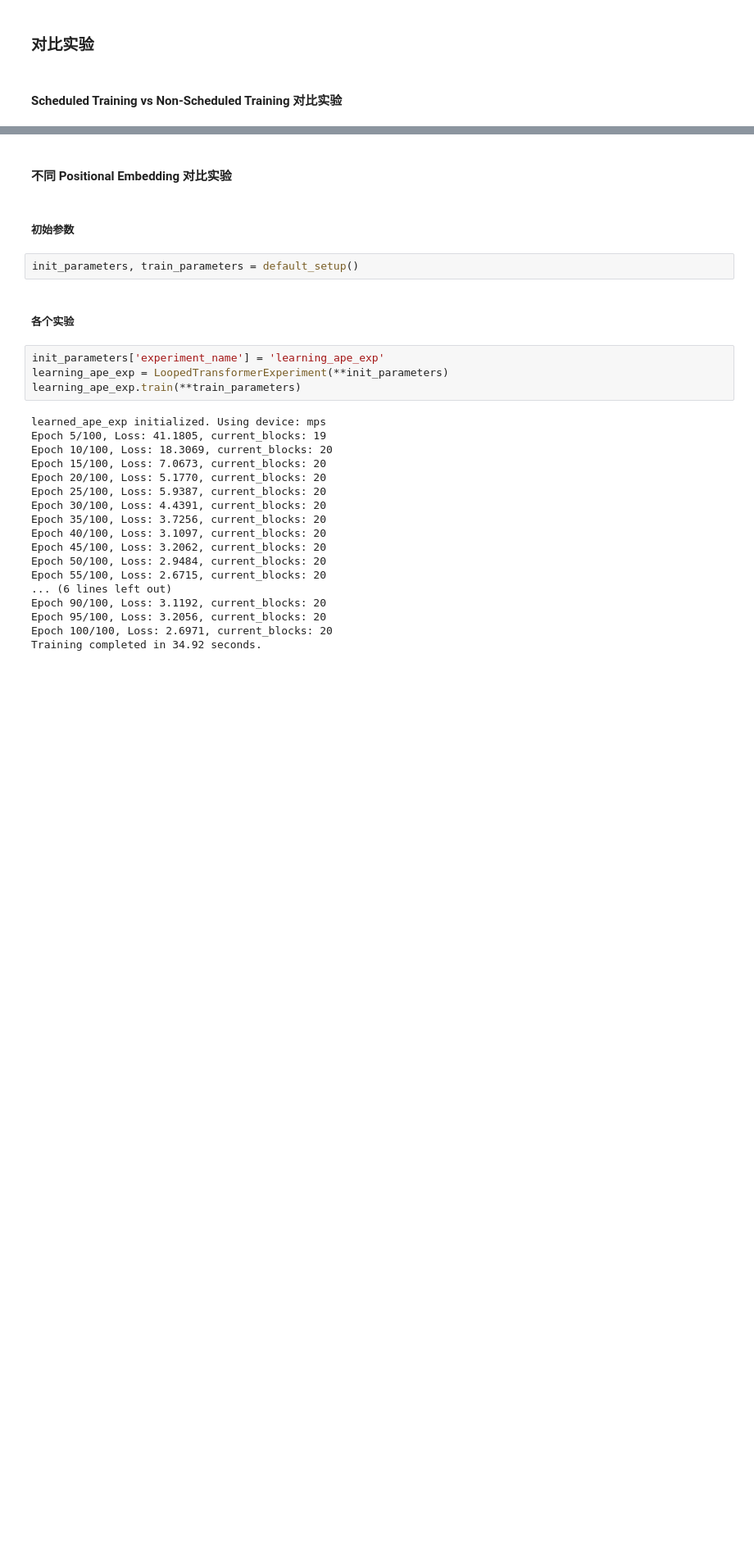
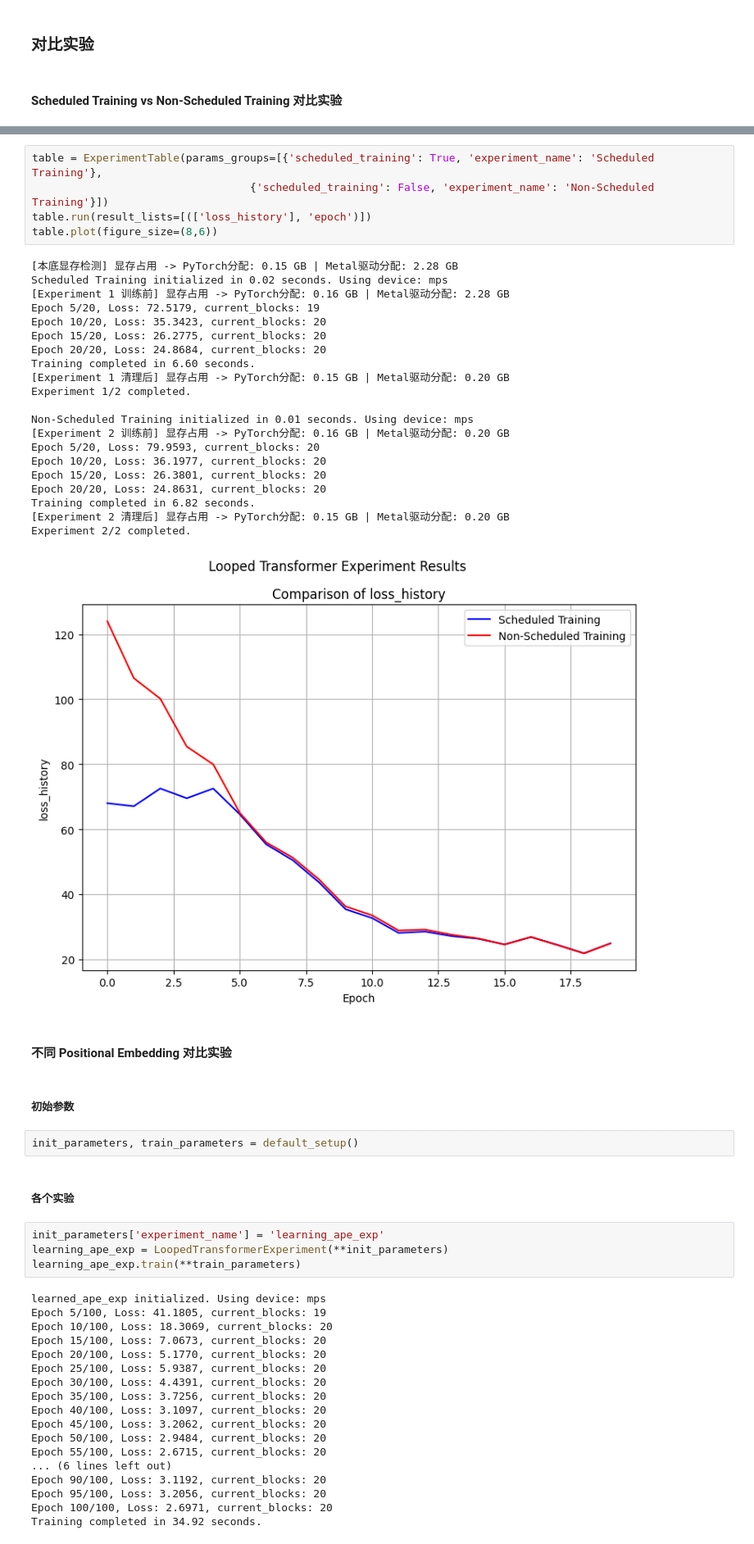
Before and after one commit to Bruce-lhq/looped-transformer-ablation-lab, a Jupyter notebook: Looped_Transformer.ipynb, the cells around one changed output, grey strips where cells are left out. Shown at 82% size. Drawn from its saved outputs; the diff is of its cells as text; blank space fills up the shorter version.

```diff
--- a/Looped_Transformer.ipynb
+++ b/Looped_Transformer.ipynb
@@ -708,4 +963,31 @@ Training completed in 6.82 seconds.
 [figure]
+# %%
+table = ExperimentTable(params_groups=[{'scheduled_training': True, 'experiment_name': 'Scheduled Training'},
+                                  {'scheduled_training': False, 'experiment_name': 'Non-Scheduled Training'}])
+table.run(result_lists=[(['loss_history'], 'epoch')])
+table.plot(figure_size=(8,6))
+# %% [output]
+[本底显存检测] 显存占用 -> PyTorch分配: 0.15 GB | Metal驱动分配: 2.28 GB
+Scheduled Training initialized in 0.02 seconds. Using device: mps
+[Experiment 1 训练前] 显存占用 -> PyTorch分配: 0.16 GB | Metal驱动分配: 2.28 GB
+Epoch 5/20, Loss: 72.5179, current_blocks: 19
+Epoch 10/20, Loss: 35.3423, current_blocks: 20
+Epoch 15/20, Loss: 26.2775, current_blocks: 20
+Epoch 20/20, Loss: 24.8684, current_blocks: 20
+Training completed in 6.60 seconds.
+[Experiment 1 清理后] 显存占用 -> PyTorch分配: 0.15 GB | Metal驱动分配: 0.20 GB
+Experiment 1/2 completed.
+
+Non-Scheduled Training initialized in 0.01 seconds. Using device: mps
+[Experiment 2 训练前] 显存占用 -> PyTorch分配: 0.16 GB | Metal驱动分配: 0.20 GB
+Epoch 5/20, Loss: 79.9593, current_blocks: 20
+Epoch 10/20, Loss: 36.1977, current_blocks: 20
+Epoch 15/20, Loss: 26.3801, current_blocks: 20
+Epoch 20/20, Loss: 24.8631, current_blocks: 20
+Training completed in 6.82 seconds.
+[Experiment 2 清理后] 显存占用 -> PyTorch分配: 0.15 GB | Metal驱动分配: 0.20 GB
+Experiment 2/2 completed.
+[figure, added]
 # %% [markdown]
 #### 不同 Positional Embedding 对比实验
 # %% [markdown]
```
Also changed, not shown: parts of 14 cells of this notebook, 1 other file.
